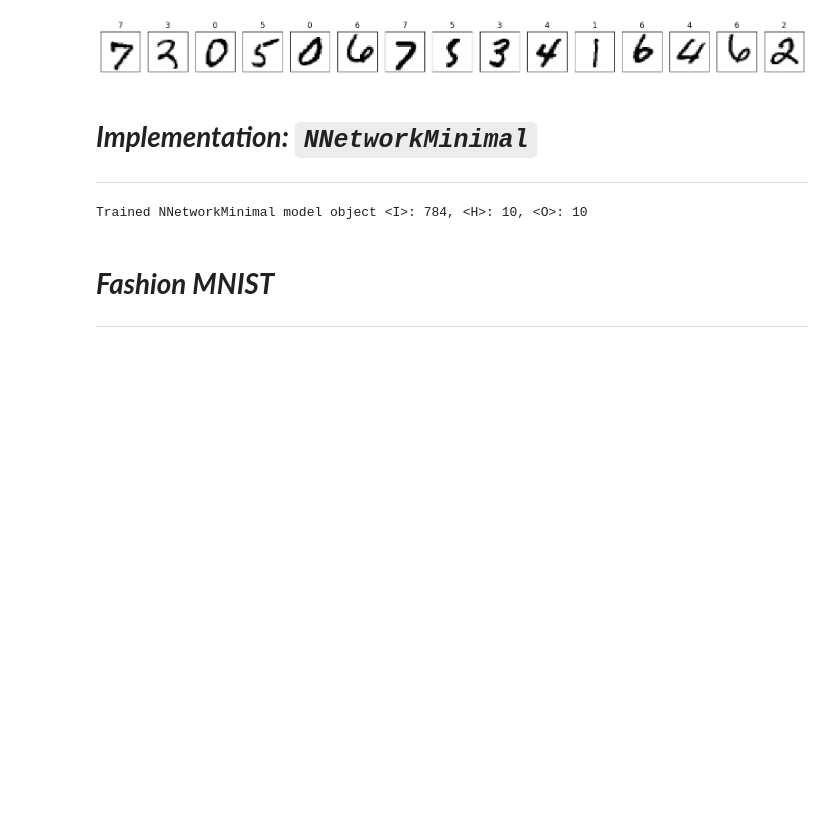
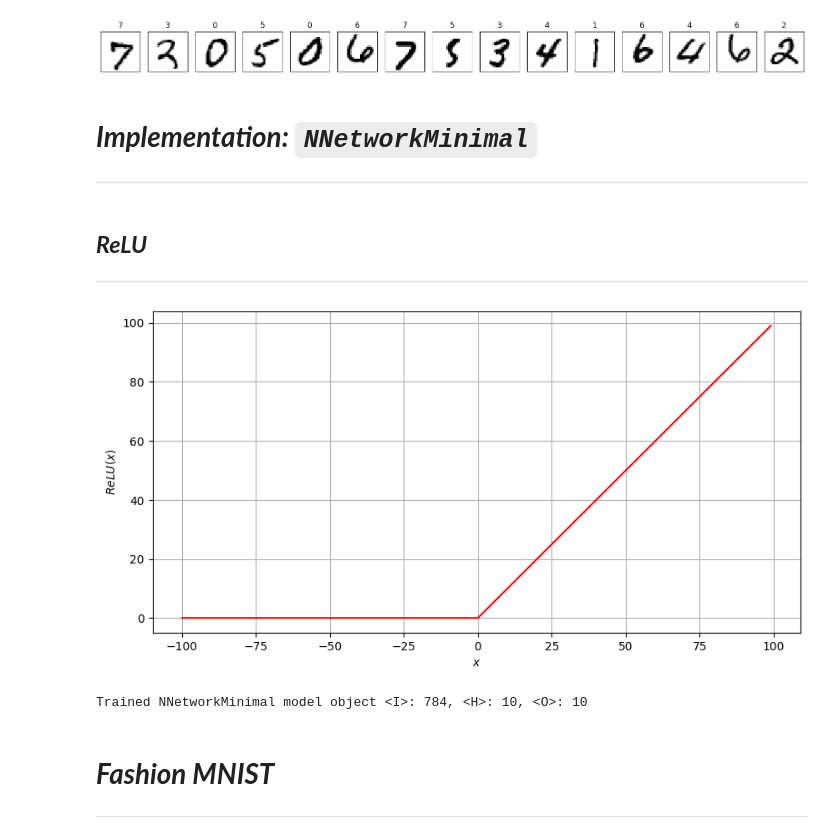
Before and after one commit to anoban/NNetworks, a Jupyter notebook: NNs From Scratch.ipynb, the cells around one changed output. Drawn from its saved outputs; the diff is of its cells as text; code cells hidden in the pictures; blank space fills up the shorter version.

```diff
--- a/NNs From Scratch.ipynb
+++ b/NNs From Scratch.ipynb
@@ -455,3 +455,18 @@ def onehot(labels: NDArray[np.uint8]) -> NDArray[np.uint8]:
     for col_offset in range(labels.size):
         tmp[labels[col_offset], col_offset] = 1
     return tmp
+# %% [markdown]
+## ___ReLU___
+--------------
+# %%
+x = np.arange(start = -100, stop = 100)
+y = ReLU(x)
+# %%
+plt.rcParams["figure.figsize"] = 10, 5
+plt.plot(x, y, color = "red")
+plt.xlabel("$x$")
+plt.ylabel("$ReLU(x)$")
+plt.grid()
+plt.show()
+# %% [output]
+[figure, added]
```
Also changed, not shown: parts of 2 cells of this notebook.
